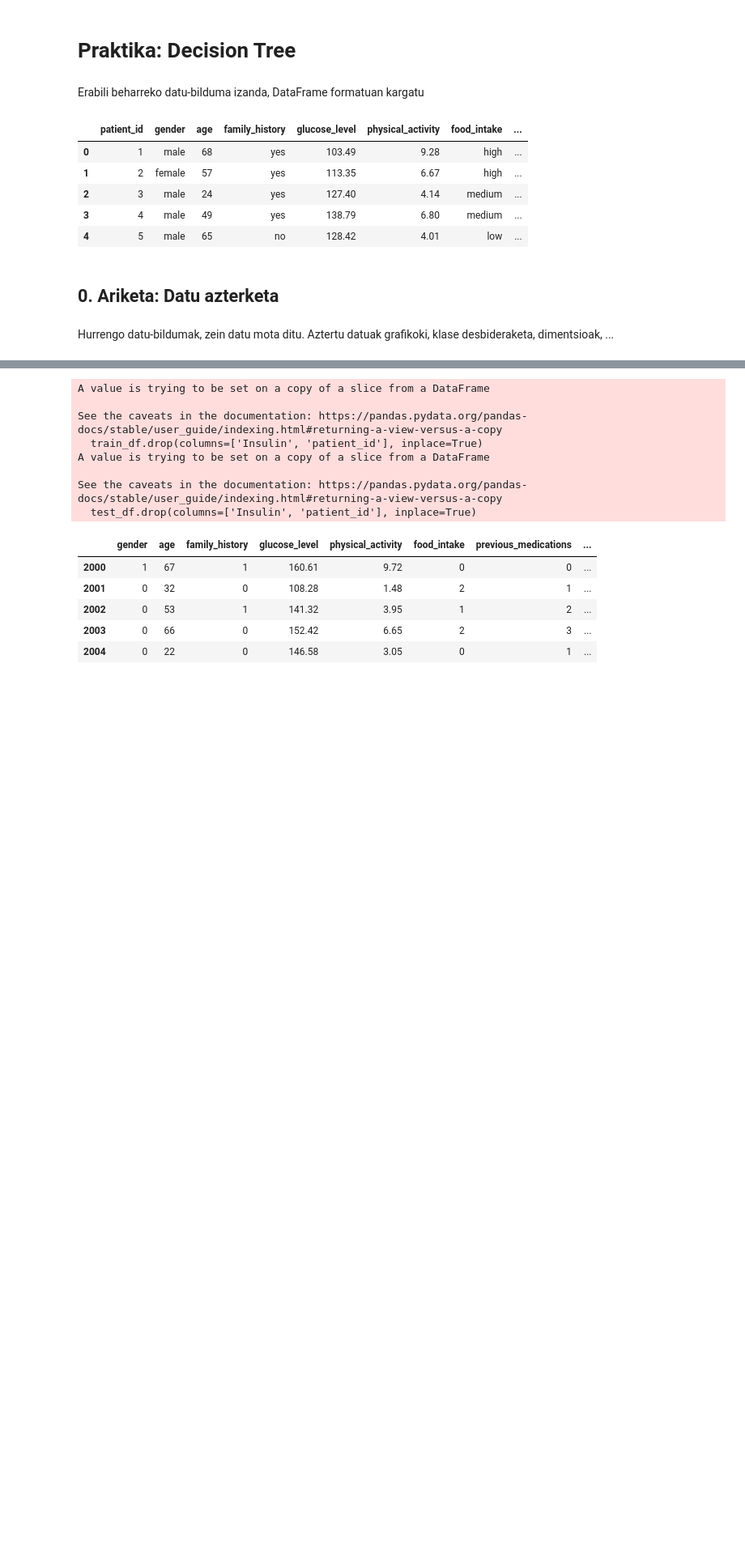
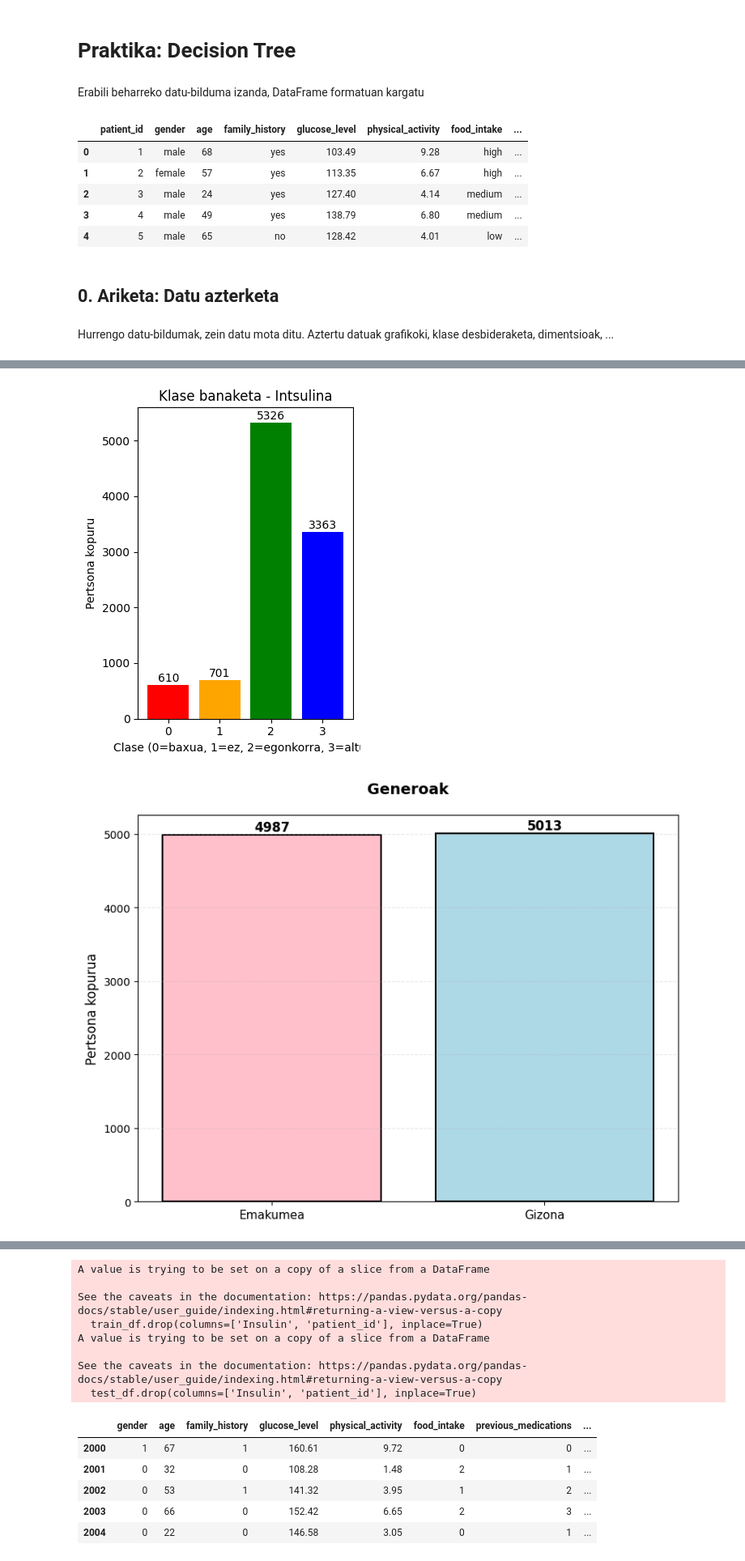
Before and after one commit to Gudari12/lanak, a Jupyter notebook: PIA/erabakiZuhaitza/decision_tree_praktika.ipynb, the cells around one changed output, grey strips where cells are left out. Shown at 81% size. Saved outputs shown, nothing was run; the diff lists cells and outputs as text; code cells hidden in the pictures; blank space fills up the shorter version.

Commit message:
Grafikoak eginda ere bai

```diff
--- a/PIA/erabakiZuhaitza/decision_tree_praktika.ipynb
+++ b/PIA/erabakiZuhaitza/decision_tree_praktika.ipynb
@@ -57,0 +69,74 @@ def test (df, ehuneko=0.2):
+# %%
+print(df.describe())
+
+print("\n--------------------------\n")
+
+print(df.isnull().sum())
+
+# Klase banaketaren grafikoa
+
+plt.subplot(1, 2, 2)
+insulin_counts = df['Insulin'].value_counts().sort_index()
+bars = plt.bar(range(len(insulin_counts)), insulin_counts.values, color=['red', 'orange', 'green', 'blue'])
+plt.title('Klase banaketa - Intsulina')
+plt.xlabel('Clase (0=baxua, 1=ez, 2=egonkorra, 3=altua)')
+plt.ylabel('Pertsona kopuru')
+for bar, count in zip(bars, insulin_counts.values):
+    plt.text(bar.get_x() + bar.get_width()/2, bar.get_height() + 5,
+             str(count), ha='center', va='bottom', fontsize=10)
+
+plt.tight_layout()
+plt.show()
+
+# Generoaren grafikoa
+
+var = 'gender'
+plt.figure(figsize=(8, 6))
+
+counts = df[var].value_counts().sort_index()
+
+bars = plt.bar(range(len(counts)), counts.values,
+               color=['pink', 'lightblue'], edgecolor='black', linewidth=1.5)
+
+plt.title(f'Generoak', fontsize=14, fontweight='bold', pad=20)
+plt.ylabel('Pertsona kopurua', fontsize=12)
+
+labels = ['Emakumea', 'Gizona']
+plt.xticks(range(len(counts)), labels, fontsize=11)
+
+for bar, count in zip(bars, counts.values):
+    plt.text(bar.get_x() + bar.get_width()/2, bar.get_height() + 10,
+             str(count), ha='center', va='bottom', fontsize=12, fontweight='bold')
+
+plt.grid(axis='y', alpha=0.3, linestyle='--')
+
+
+plt.tight_layout()
+plt.show()
+
+# Faimiliaren historilaren grafikoa
+
+var = 'family_history'
+plt.figure(figsize=(8, 6))
+
+counts = df[var].value_counts().sort_index()
+
+colors = ['lightcoral', 'lightgreen']
+bars = plt.bar(range(len(counts)), counts.values,
+               color=colors, edgecolor='black', linewidth=1.5)
+
+plt.title(f'Familiaren historiala', fontsize=14, fontweight='bold', pad=20)
+plt.ylabel('Pertsona kopurua', fontsize=12)
+
+labels = ['Historial EZ', 'Historial BAI']
+plt.xticks(range(len(counts)), labels, fontsize=11)
+
+for bar, count, color in zip(bars, counts.values, colors):
+    plt.text(bar.get_x() + bar.get_width()/2, bar.get_height() + 10,
+             str(count), ha='center', va='bottom', fontsize=12, fontweight='bold')
+
+plt.grid(axis='y', alpha=0.3, linestyle='--')
+
+plt.tight_layout()
+plt.show()
+# %% [output]
@@ -57,0 +160,2 @@ def test (df, ehuneko=0.2):
+[figure, added]
+[figure, added]
```
Also changed, not shown: parts of 3 cells of this notebook.
